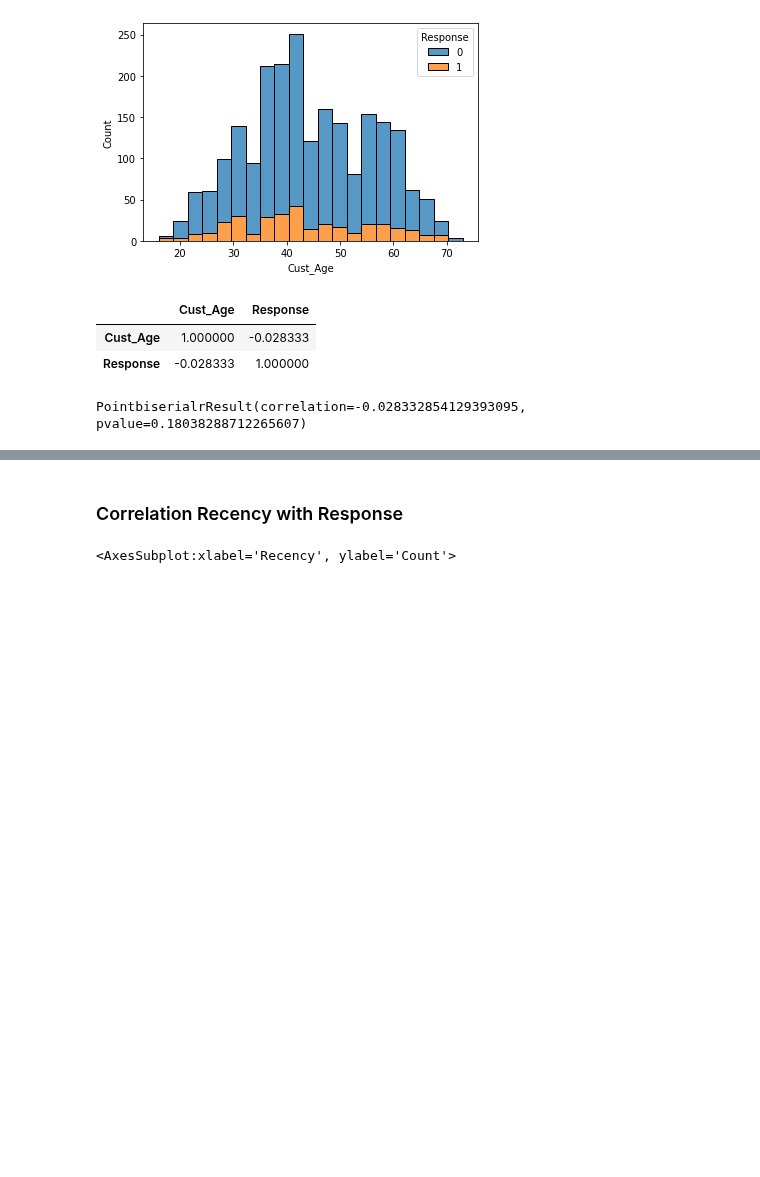
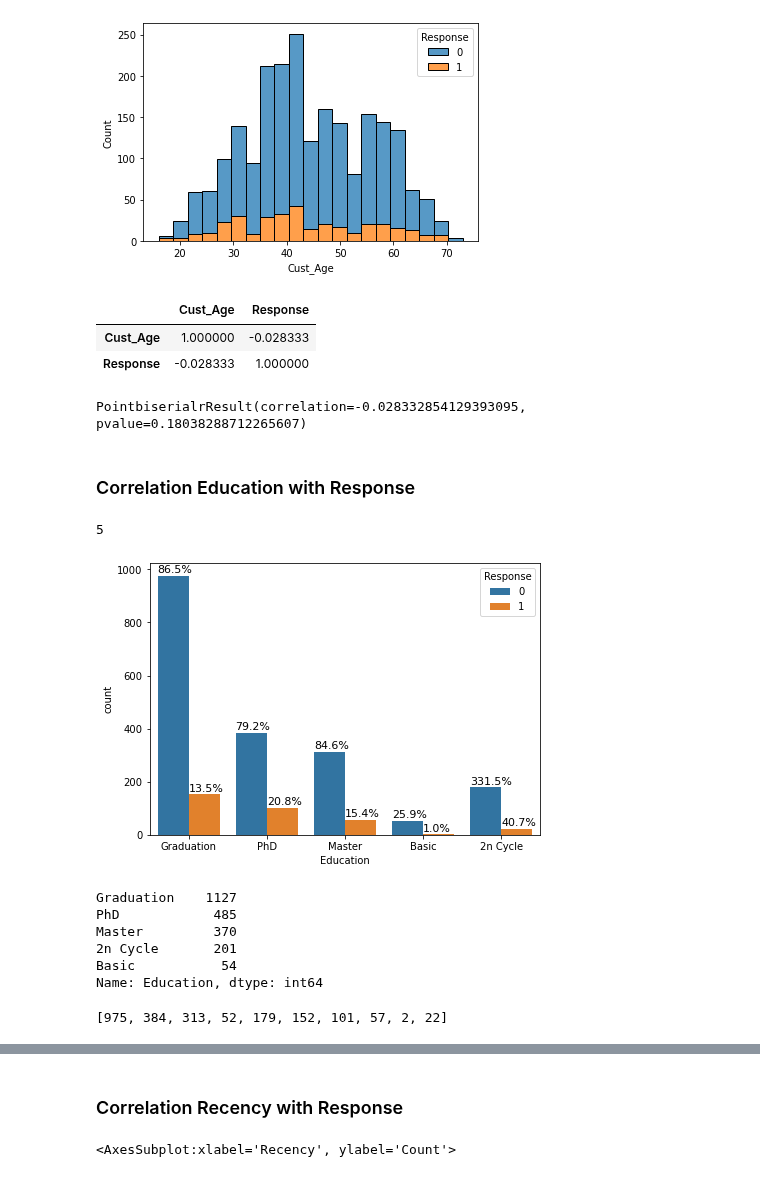
Before and after one commit to clarentcelsia/Analytics, a Jupyter notebook: marketing_campaign.ipynb, the cells around one changed output, grey strips where cells are left out. Saved outputs shown, nothing was run; the diff lists cells and outputs as text; code cells hidden in the pictures; blank space fills up the shorter version.

```diff
--- a/marketing_campaign.ipynb
+++ b/marketing_campaign.ipynb
@@ -362,3 +366,50 @@ np_age = df_['Cust_Age'].to_numpy()
 st.pointbiserialr(np_resp, np_age)
 # %% [output]
 PointbiserialrResult(correlation=-0.028332854129393095, pvalue=0.18038288712265607)
+# %% [markdown]
+### Correlation Education with Response
+# %%
+cats = 0
+for i in df_['Education'].unique():
+    cats=cats+1
+cats
+# %% [output]
+5
+# %%
+fig, ax = plt.subplots(figsize=(7,5)) # Create just a figure and only one subplot
+
+ax = sns.countplot(ax=ax, data=df_, x='Education', hue='Response')
+n_hues = 2 #hue: response(0, 1)
+_bars = [p for p in ax.patches]
+h_bars = [p.get_height() for p in ax.patches]
+for i in range(cats):
+    total_values = df_['Education'].value_counts().values[i]
+    for j in range(n_hues):
+        percent = '{:.1f}%'.format(100 * h_bars[(j*cats + i)]/total_values)
+        x = _bars[(j*cats + i)].get_x() + _bars[(j*cats + i)].get_width() / 2 - 0.2
+        y = _bars[(j*cats + i)].get_y() + _bars[(j*cats + i)].get_height() + 10.5
+        ax.annotate(percent, (x, y), size = 11)
+fig.show()
+
+# Mereka yang menerima penawaran campaign Ifood, mayoritas lulusan 'Graduation'
+# %% [output]
+[figure, added]
+# %%
+df_['Education'].value_counts()
+# %% [output]
+Graduation    1127
+PhD            485
+Master         370
+2n Cycle       201
+Basic           54
+Name: Education, dtype: int64
+# %%
+# notes
+p_ = [p.get_height() for p in ax.patches]
+p_
+# first 5: resp 0, last 5: resp 1 [index]
+# 0, 1, 2, 3, 4 -> cats
+# 0, 1, 2, 3, 4 -> 0-pair-height
+# 5, 6, 7, 8, 9 -> 1-pair_height
+# %% [output]
+[975, 384, 313, 52, 179, 152, 101, 57, 2, 22]
```
Also changed, not shown: parts of 23 cells of this notebook.
